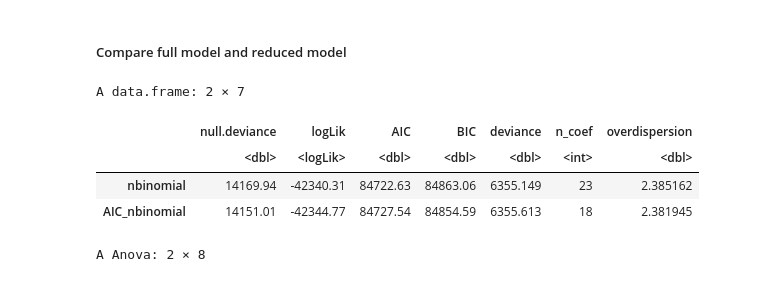
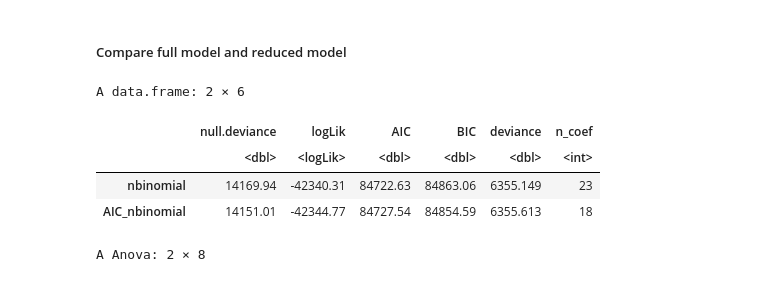
Before and after one commit to xiaohu1122/538A_project, a Jupyter notebook: 538A_Final_Project.ipynb, the cells around one changed output. Drawn from its saved outputs; the diff is of its cells as text; code cells hidden in the pictures.

Commit message:
Model evaluation + interpretation

```diff
--- a/538A_Final_Project.ipynb
+++ b/538A_Final_Project.ipynb
@@ -64,6 +66,9 @@ We noticed that count becomes zero when `functioning == "No"`. So we proceeded w
 ## remove functioning == "No" rows from the dataset.
 bike <- bike[which(bike$functioning == "Yes"),]
 bike <- subset(bike, select = -functioning)
+# %%
+bike$month <- relevel(bike$month, ref = "January")
+bike$holiday <- relevel(bike$holiday,ref = "No Holiday")
 # %% [markdown]
 We are also removing the `date` column since we do not plan to do time series analysis.
 # %%
@@ -381,17 +383,17 @@ DHARMa:testOutliers with type = binomial may have inflated Type I error rates fo
 # %%
 t <- as.data.frame(rbind(glance(nbinomial_model),glance(AIC_nbinomial_model)))
 rownames(t) <- c("nbinomial","AIC_nbinomial")
 t  %>% dplyr::select(-c(df.residual,nobs,df.null))  %>%
-        mutate(n_coef = c(length(coef(nbinomial_model)),length(coef(AIC_nbinomial_model)))) %>%
-        mutate(overdispersion = c(nbinomial_model$theta,AIC_nbinomial_model$theta)) #%>%
+        mutate(n_coef = c(length(coef(nbinomial_model)),length(coef(AIC_nbinomial_model)))) #%>%
+        #mutate(overdispersion = c(nbinomial_model$theta,AIC_nbinomial_model$theta)) #%>%
        # mutate(gof.pvalue = c(1 - pchisq(nbinomial_model$deviance, nbinomial_model$df.residual),
        #                      1 - pchisq(AIC_nbinomial_model$deviance, AIC_nbinomial_model$df.residual)))
 # %% [output]
-A data.frame: 2 × 7
+A data.frame: 2 × 6
-|  | null.deviance | logLik | AIC | BIC | deviance | n_coef | overdispersion |
-|  | <dbl> | <logLik> | <dbl> | <dbl> | <dbl> | <int> | <dbl> |
-| nbinomial | 14169.94 | -42340.31 | 84722.63 | 84863.06 | 6355.149 | 23 | 2.385162 |
-| AIC_nbinomial | 14151.01 | -42344.77 | 84727.54 | 84854.59 | 6355.613 | 18 | 2.381945 |
+|  | null.deviance | logLik | AIC | BIC | deviance | n_coef |
+|  | <dbl> | <logLik> | <dbl> | <dbl> | <dbl> | <int> |
+| nbinomial | 14169.94 | -42340.31 | 84722.63 | 84863.06 | 6355.149 | 23 |
+| AIC_nbinomial | 14151.01 | -42344.77 | 84727.54 | 84854.59 | 6355.613 | 18 |
 # %%
 anova(nbinomial_model,AIC_nbinomial_model)
 # %% [output]
```
Also changed, not shown: parts of 16 cells of this notebook.
